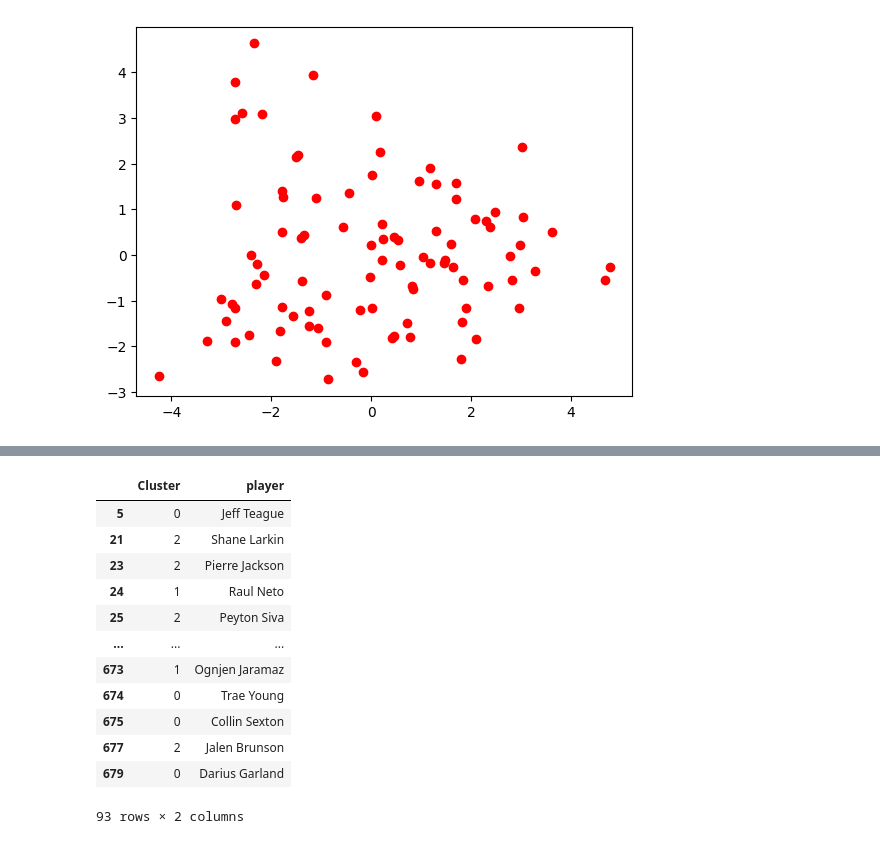
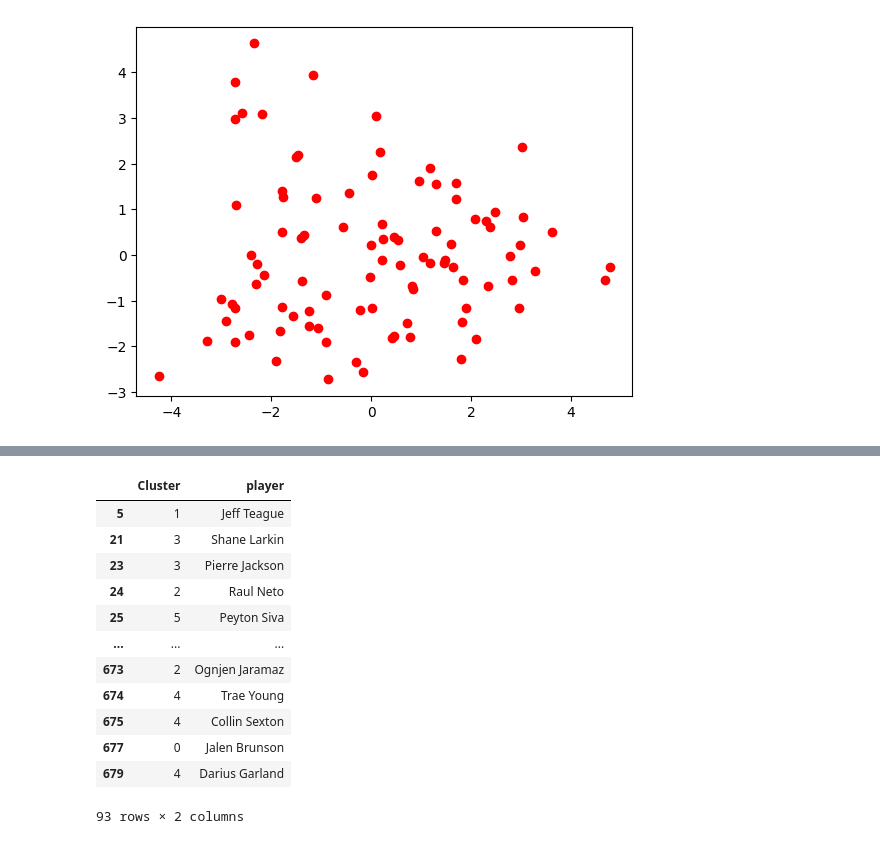
Before and after one commit to aidanstone25/NBADraftComparisonGenerator, a Jupyter notebook: draftComparisonGenerator.ipynb, the cells around one changed output, grey strips where cells are left out. Drawn from its saved outputs; the diff is of its cells as text; code cells hidden in the pictures.

```diff
--- a/draftComparisonGenerator.ipynb
+++ b/draftComparisonGenerator.ipynb
@@ -234,23 +227,23 @@ plt.show()
 # %%
-kmeans = KMeans(init="random", n_clusters=3, n_init=10, random_state=1)
+kmeans = KMeans(init="random", n_clusters=6, n_init=10, random_state=1)
 
 kmeans.fit(kmeansScaled)
 #append cluster assignments to dataframe
 pca_data = pca_data.assign(player = players)
 
 pca_data['Cluster'] = kmeans.labels_
 pca_data[['Cluster','player']]
 # %% [output]
 |  | Cluster | player |
-| 5 | 0 | Jeff Teague |
-| 21 | 2 | Shane Larkin |
-| 23 | 2 | Pierre Jackson |
-| 24 | 1 | Raul Neto |
-| 25 | 2 | Peyton Siva |
+| 5 | 1 | Jeff Teague |
+| 21 | 3 | Shane Larkin |
+| 23 | 3 | Pierre Jackson |
+| 24 | 2 | Raul Neto |
+| 25 | 5 | Peyton Siva |
 | ... | ... | ... |
-| 673 | 1 | Ognjen Jaramaz |
-| 674 | 0 | Trae Young |
-| 675 | 0 | Collin Sexton |
-| 677 | 2 | Jalen Brunson |
-| 679 | 0 | Darius Garland |
+| 673 | 2 | Ognjen Jaramaz |
+| 674 | 4 | Trae Young |
+| 675 | 4 | Collin Sexton |
+| 677 | 0 | Jalen Brunson |
+| 679 | 4 | Darius Garland |
 93 rows × 2 columns
```
Also changed, not shown: parts of 5 cells of this notebook.
